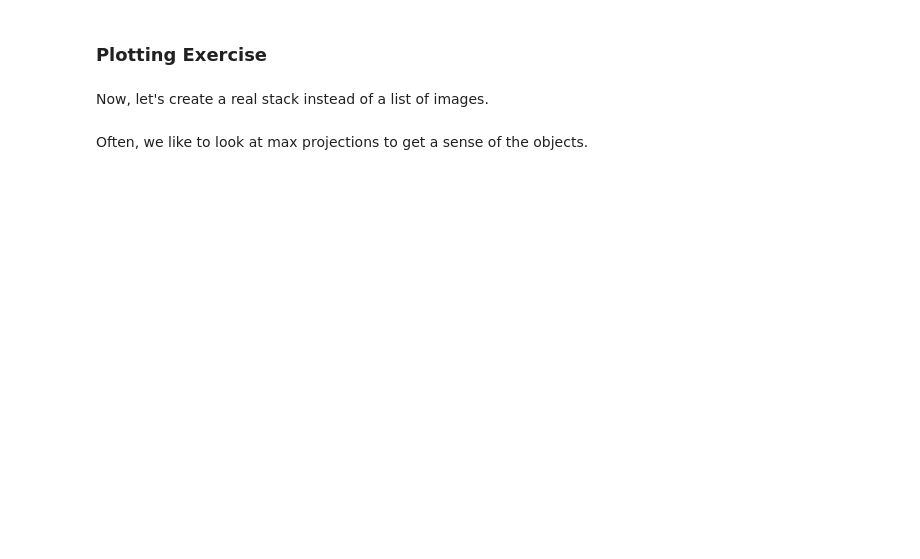
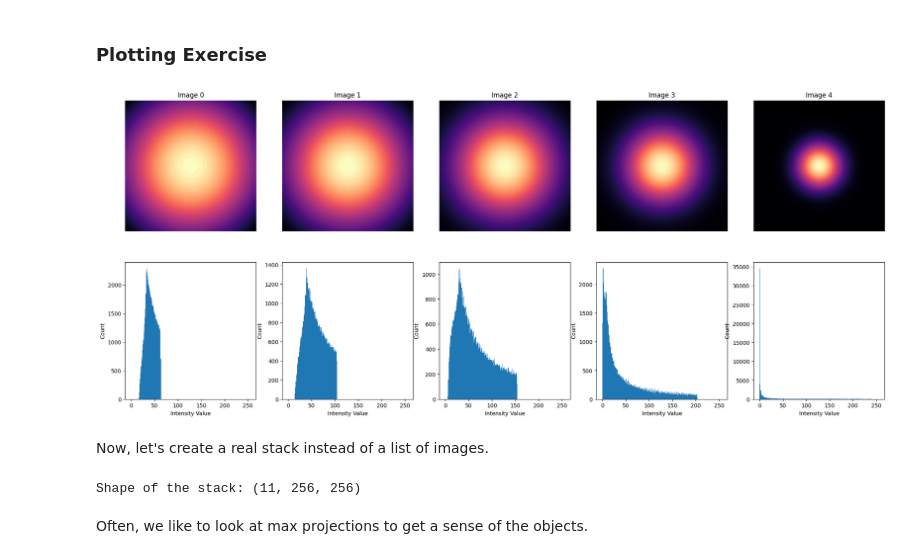
Before and after one commit to dl4mia/00_first_steps, a Jupyter notebook: 00_Write_and_load_images.ipynb, the cells around one changed output. Saved outputs shown, nothing was run; the diff lists cells and outputs as text; code cells hidden in the pictures; blank space fills up the shorter version.

```diff
--- a/00_Write_and_load_images.ipynb
+++ b/00_Write_and_load_images.ipynb
@@ -208,12 +230,20 @@ titles = ['z={}'.format(z)  for z in dzs]
 ### Plotting Exercise
 # %%
 ###############################################################
-##### exercise: Plot 5 images in a row and plot the       #####
-##### intensity values as a histogram in the next row     #####
-##### hint: use what we have learned from above           #####
+##### exercise: Plot 5 images in a row and plot the intensity values as a histogram in the next row  #####
+#####                                                     #####
+##### hint: use what we have learned from above  #####
 
 fig, ax = plt.subplots(2, 5, figsize=(25, 10))
-....
+for i in range(0, 5):
+    ax[0, i].imshow(imgs[i], cmap="magma")
+    ax[0, i].axis("off")
+    ax[0, i].set_title("Image " + str(i))
+    ax[1, i].hist(imgs[i].ravel(), bins=256, range=(0.0, 255.0))
+    ax[1, i].set_xlabel("Intensity Value")
+    ax[1, i].set_ylabel("Count")
+# %% [output]
+[figure, added]
 # %% [markdown]
 Now, let's create a real stack instead of a list of images.
 # %%
@@ -222,10 +252,12 @@ Now, let's create a real stack instead of a list of images.
 #####                                                     #####
 ##### hint: search how to stack arrays of same dimension  #####
 
-stack = ....(imgs)
+stack = np.stack(imgs)
 
 # print the shape of the stack to verify that it was stacked correctly
 print(f'Shape of the stack: {stack.shape}')
+# %% [output]
+Shape of the stack: (11, 256, 256)
 # %% [markdown]
 Often, we like to look at max projections to get a sense of the objects.
 # %%
```
Also changed, not shown: parts of 16 cells of this notebook.
